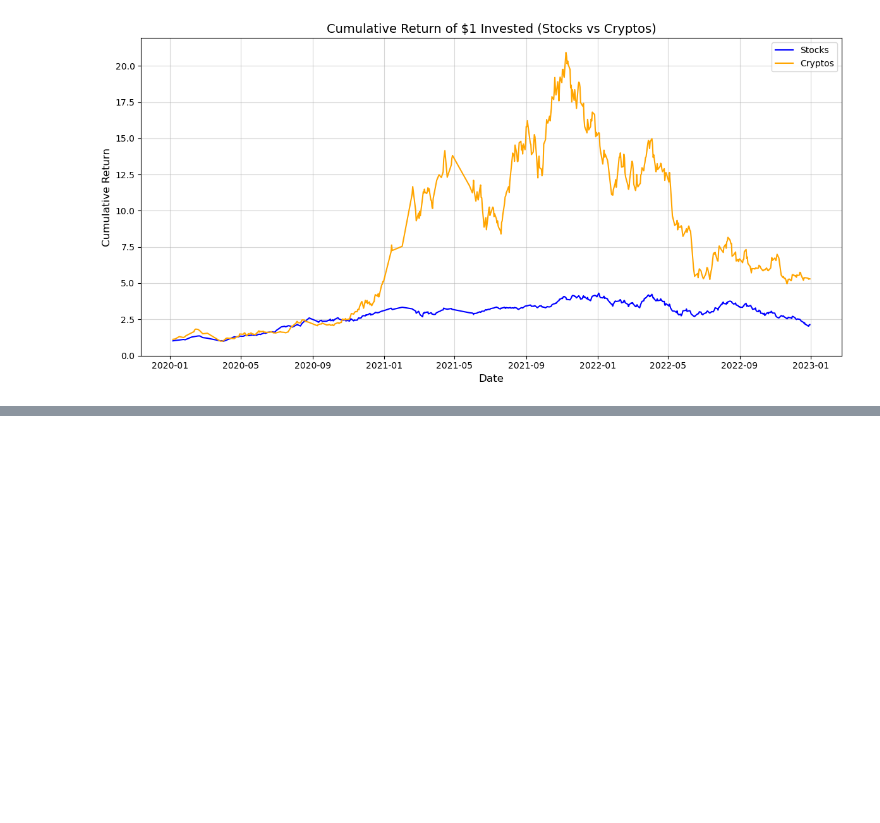
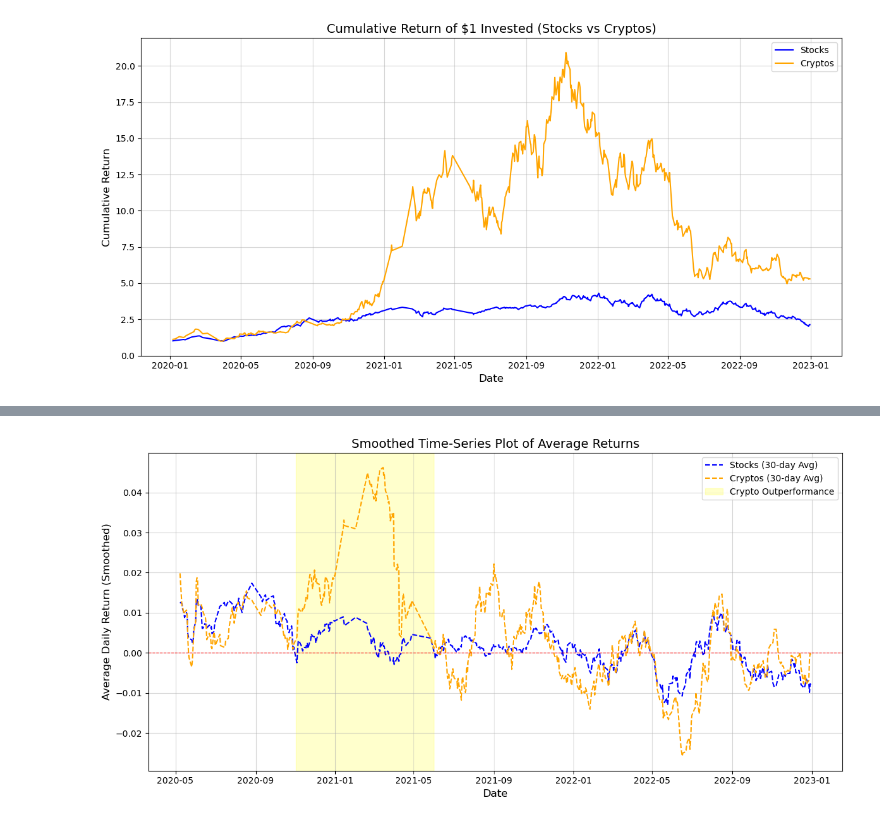
Before and after one commit to Misharasapu/hv20235_EMATM0048, a Jupyter notebook: task2/Coding summative - Task 2 .ipynb, the cells around one changed output, grey strips where cells are left out. Drawn from its saved outputs; the diff is of its cells as text; code cells hidden in the pictures; blank space fills up the shorter version.

```diff
--- a/task2/Coding summative - Task 2 .ipynb
+++ b/task2/Coding summative - Task 2 .ipynb
@@ -1039,0 +1092,32 @@ plt.show()
+# %%
+# Load the dataset
+file_path = 'cleaned_grouped_data.csv'
+data = pd.read_csv(file_path)
+
+# Convert 'Date' column to datetime
+data['Date'] = pd.to_datetime(data['Date'])
+
+# Apply rolling averages for smoothing
+data['Stocks_Avg_Return_Roll'] = data['Stocks_Avg_Return'].rolling(window=30).mean()
+data['Cryptos_Avg_Return_Roll'] = data['Cryptos_Avg_Return'].rolling(window=30).mean()
+
+# Create smoothed time-series plot
+plt.figure(figsize=(12, 6))
+plt.plot(data['Date'], data['Stocks_Avg_Return_Roll'], label='Stocks (30-day Avg)', color='blue', linestyle='--')
+plt.plot(data['Date'], data['Cryptos_Avg_Return_Roll'], label='Cryptos (30-day Avg)', color='orange', linestyle='--')
+
+# Add labels, title, and legend
+plt.title('Smoothed Time-Series Plot of Average Returns', fontsize=14)
+plt.xlabel('Date', fontsize=12)
+plt.ylabel('Average Daily Return (Smoothed)', fontsize=12)
+# Highlight key periods (example dates)
+plt.axvspan('2020-11-01', '2021-06-01', color='yellow', alpha=0.2, label='Crypto Outperformance')
+plt.axhline(y=0, color='red', linestyle='--', linewidth=0.8)
+plt.legend(fontsize=10)
+plt.grid(alpha=0.5)
+
+# Show the plot
+plt.tight_layout()
+plt.show()
+# %% [output]
+[figure, added]
```
Also changed, not shown: parts of 13 cells of this notebook.
